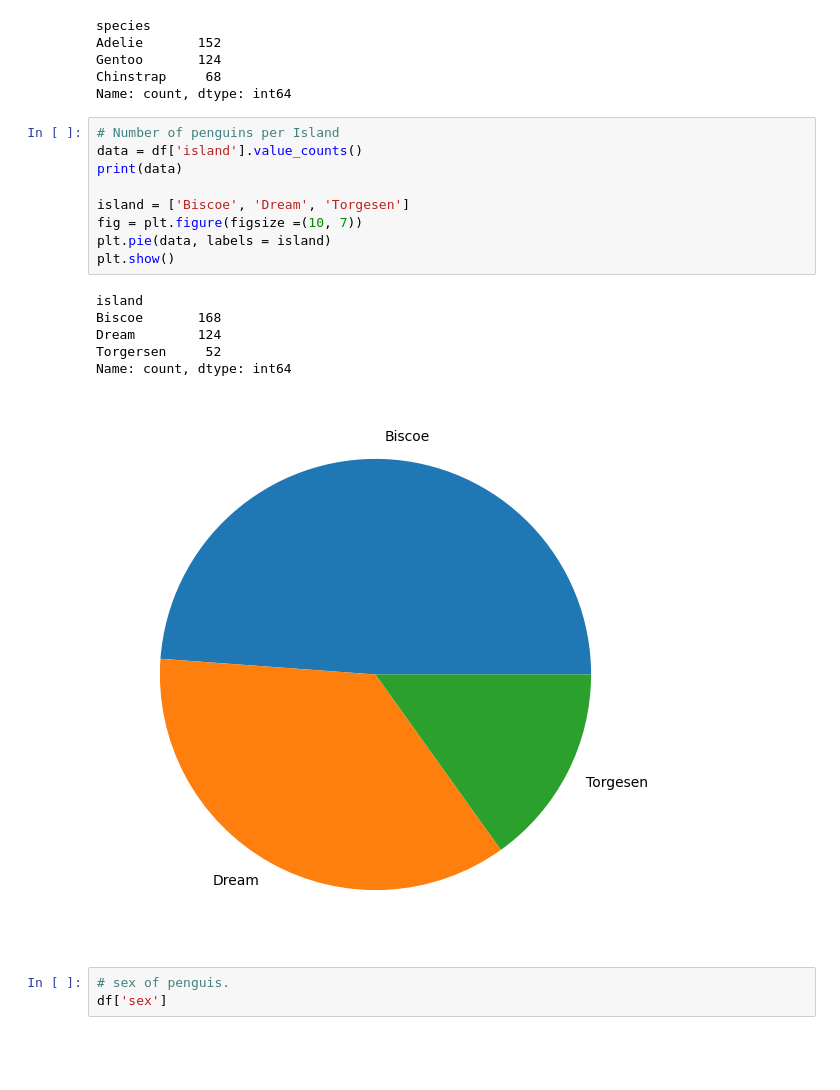
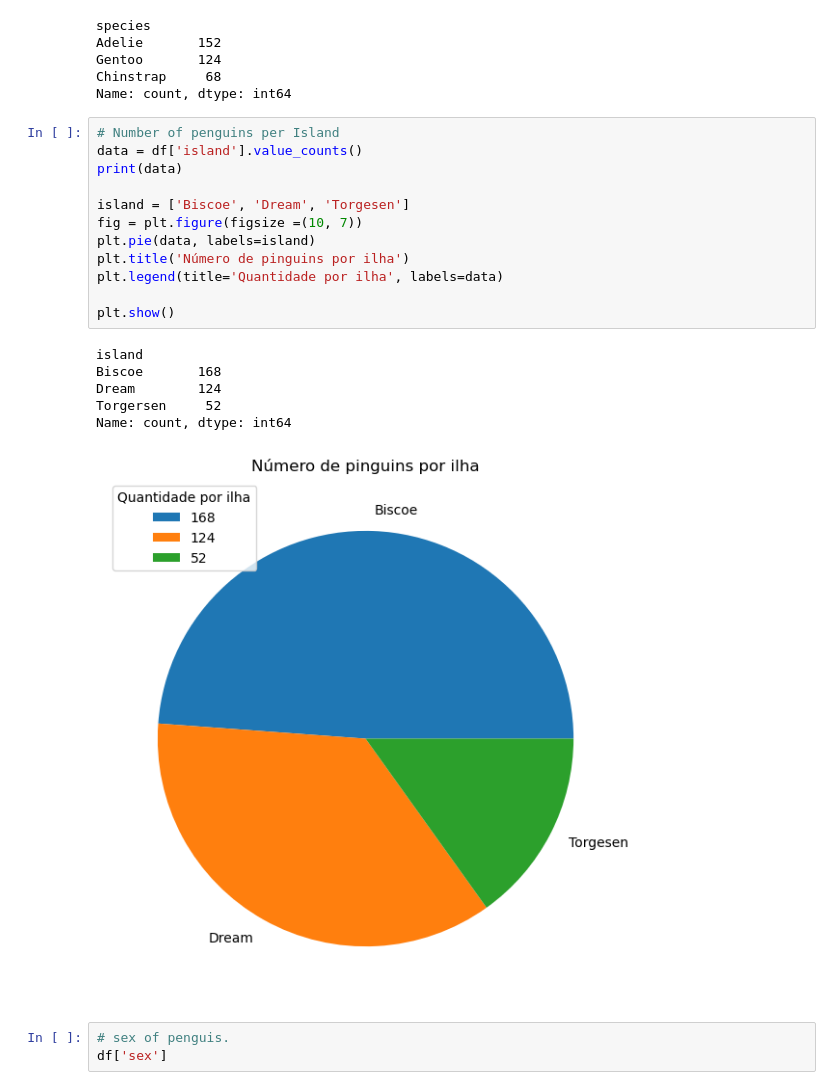
Before and after one commit to GabrielaDomiciano/myprojectPDA, a Jupyter notebook: penguins.ipynb, the cells around one changed output. Drawn from its saved outputs; the diff is of its cells as text; blank space fills up the shorter version.

```diff
--- a/penguins.ipynb
+++ b/penguins.ipynb
@@ -82,19 +86,22 @@ Name: count, dtype: int64
 # %%
 # Number of penguins per Island
 data = df['island'].value_counts()
 print(data)
 
 island = ['Biscoe', 'Dream', 'Torgesen']
 fig = plt.figure(figsize =(10, 7))
-plt.pie(data, labels = island)
+plt.pie(data, labels=island)
+plt.title('Número de pinguins por ilha')
+plt.legend(title='Quantidade por ilha', labels=data)
+
 plt.show()
 # %% [output]
 island
 Biscoe       168
 Dream        124
 Torgersen     52
 Name: count, dtype: int64
-[figure, old version]
+[figure, new version]
 # %%
 # sex of penguis.
 df['sex']
```
Also changed, not shown: parts of 5 cells of this notebook.
